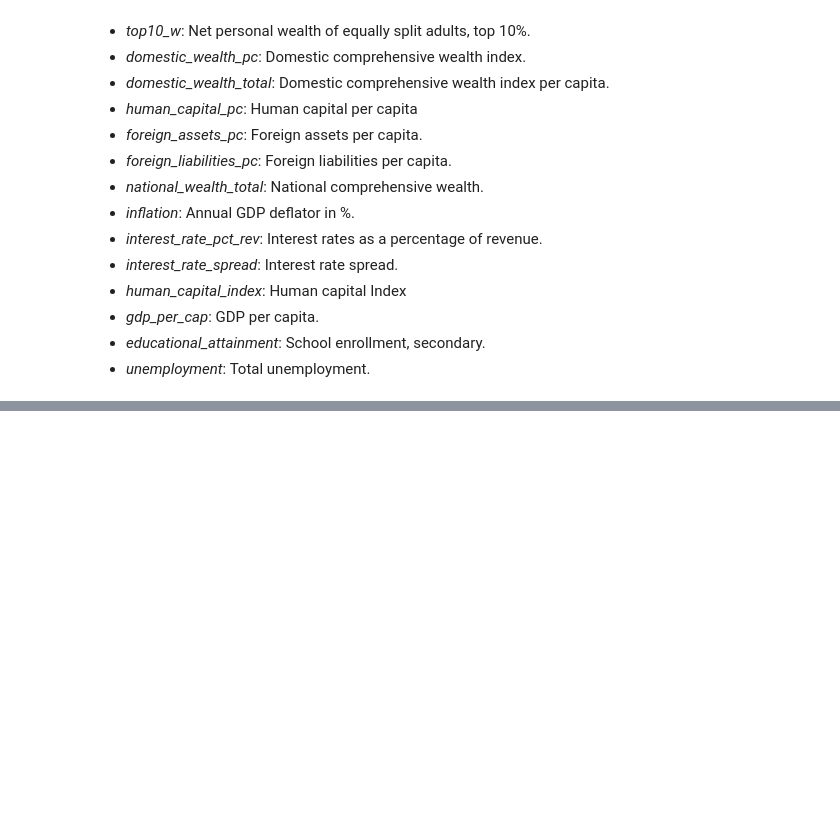
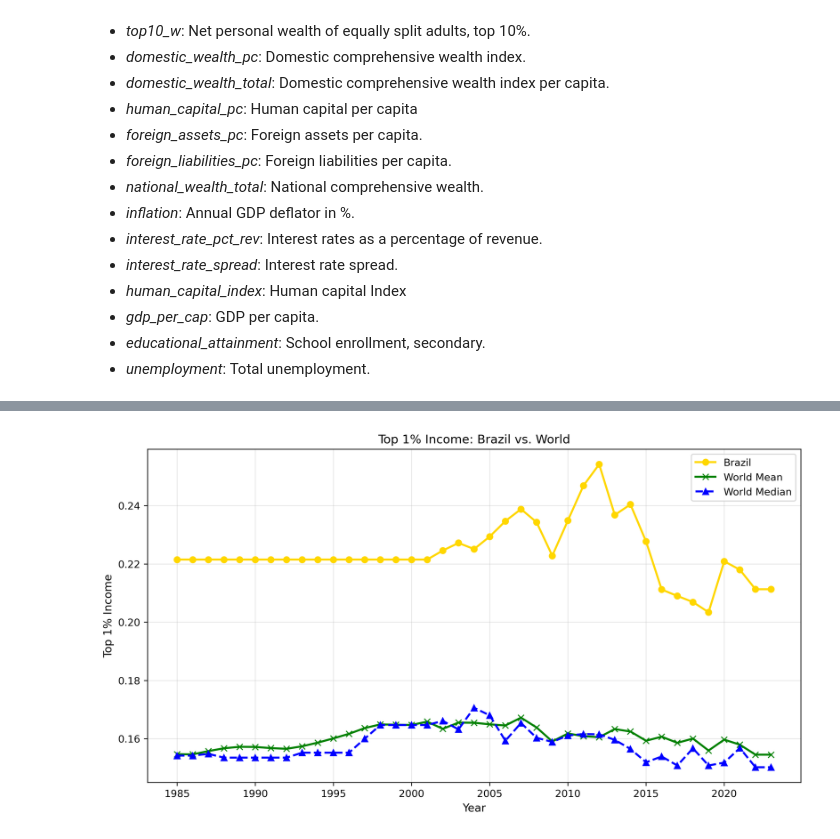
Before and after one commit to LucasDubss/Master-Dubois-Lucas, a Jupyter notebook: MasterCODE.ipynb, the cells around one changed output, grey strips where cells are left out. Saved outputs shown, nothing was run; the diff lists cells and outputs as text; code cells hidden in the pictures; blank space fills up the shorter version.

```diff
--- a/MasterCODE.ipynb
+++ b/MasterCODE.ipynb
@@ -357,0 +429,8 @@ I have a problem: USA and UNited states!!!!
+# %%
+df = df[df["Year"] >= 1985]
+# %%
+countries_with_missing = df.loc[
+    df[["inflation", "gdp_per_cap"]].isna().any(axis=1), "Country Name"
+].unique()
+
+df= df[~df["Country Name"].isin(countries_with_missing)]
@@ -357,0 +540,36 @@ I have a problem: USA and UNited states!!!!
+# %%
+mpl.rcParams.update({
+    "font.size": 11,
+    "axes.labelsize": 11,
+    "xtick.labelsize": 10,
+    "ytick.labelsize": 10,
+    "legend.fontsize": 10,
+    "axes.titlesize": 12,
+    "figure.dpi": 300,
+    "savefig.dpi": 300,
+    "text.usetex": False,
+})
+# %%
+years = list(range(1980, 2023))
+
+world_mean = df.groupby('Year')['top1_inc'].mean()
+world_median = df.groupby('Year')['top1_inc'].median()
+brazil_data = df[df['Country Name'] == 'Brazil'].set_index('Year')['top1_inc']
+
+fig, ax = plt.subplots(figsize=(10, 5.6))
+ax.plot(brazil_data.index, brazil_data.values, marker='o', label='Brazil', color="gold", linewidth=2)
+ax.plot(world_mean.index, world_mean.values, marker='x', label='World Mean', color="green", linewidth=2)
+ax.plot(world_median.index, world_median.values, marker='^', label='World Median', linestyle='--', color="blue", linewidth=2)
+
+ax.set_title('Top 1% Income: Brazil vs. World')
+ax.set_xlabel('Year')
+ax.set_ylabel('Top 1% Income')
+ax.legend()
+ax.grid(True, alpha=0.3)
+fig.tight_layout()
+
+fig.savefig("brazil_world_top1.pdf", bbox_inches="tight", pad_inches=0.02)
+plt.show()
+plt.close(fig)
+# %% [output]
+[figure, added]
```
Also changed, not shown: parts of 30 cells of this notebook, 2 other files.
